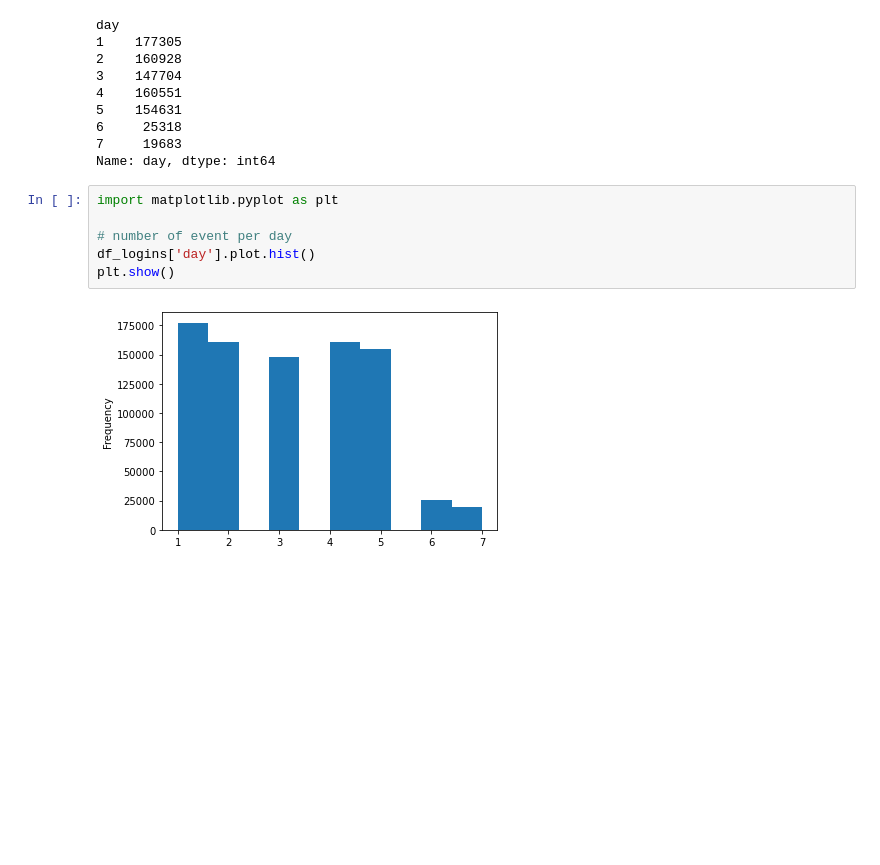
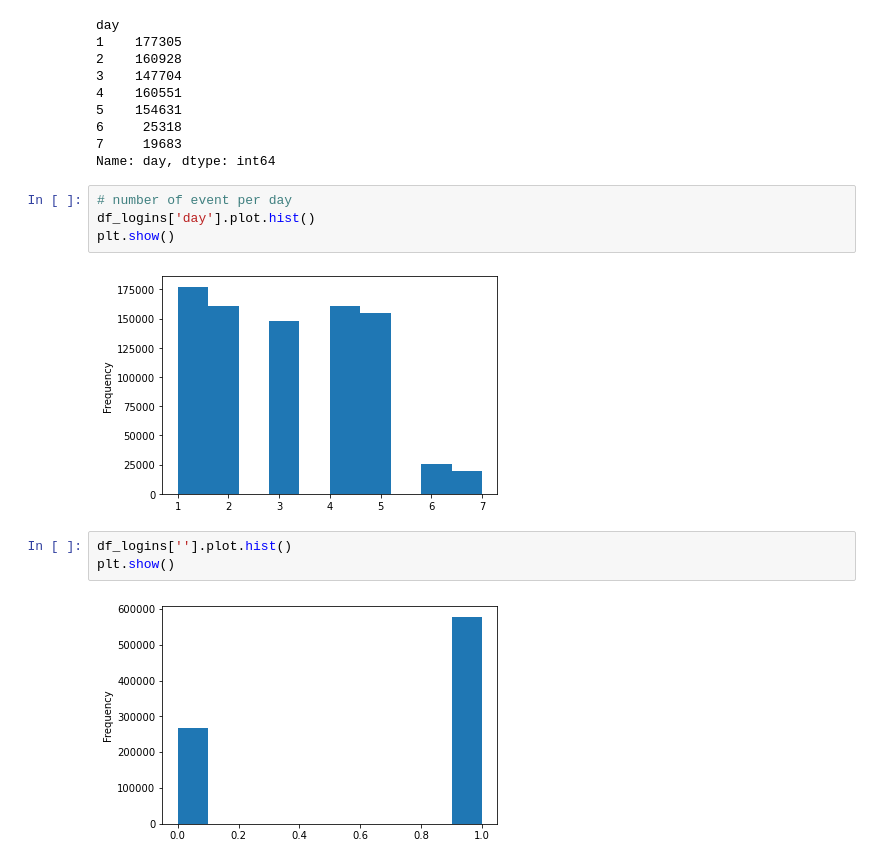
Before and after one commit to carloleo/AI-for-cybersecurity, a Jupyter notebook: AI project.ipynb, the cells around one changed output. Cells and saved outputs as stored; diff of their text form; blank space fills up the shorter version.

Commit message:
Added plot

```diff
--- a/AI project.ipynb
+++ b/AI project.ipynb
@@ -188,10 +190,13 @@ day
 7     19683
 Name: day, dtype: int64
 # %%
-import matplotlib.pyplot as plt
-
 # number of event per day
 df_logins['day'].plot.hist()
 plt.show()
 # %% [output]
 [figure]
+# %%
+df_logins[''].plot.hist()
+plt.show()
+# %% [output]
+[figure, added]
```
Also changed, not shown: parts of 23 cells of this notebook.
